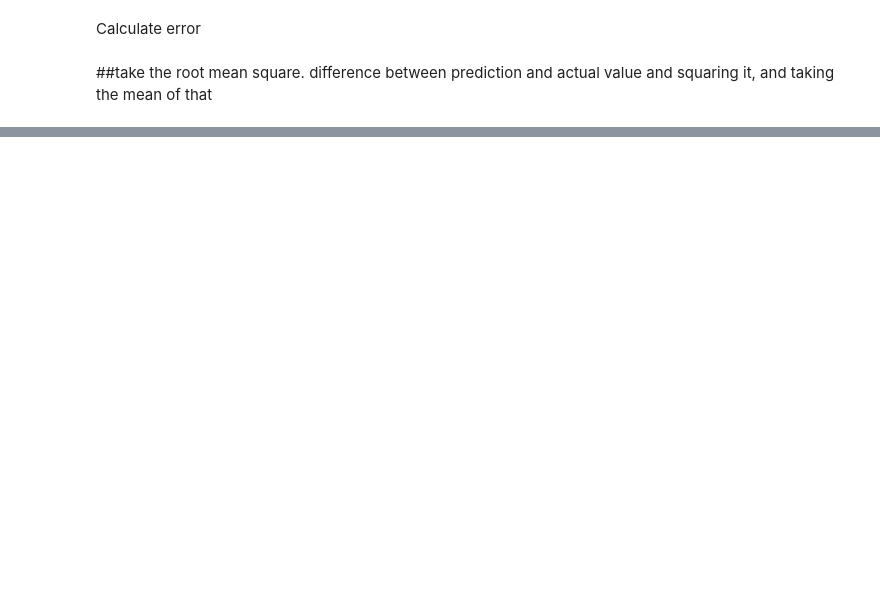
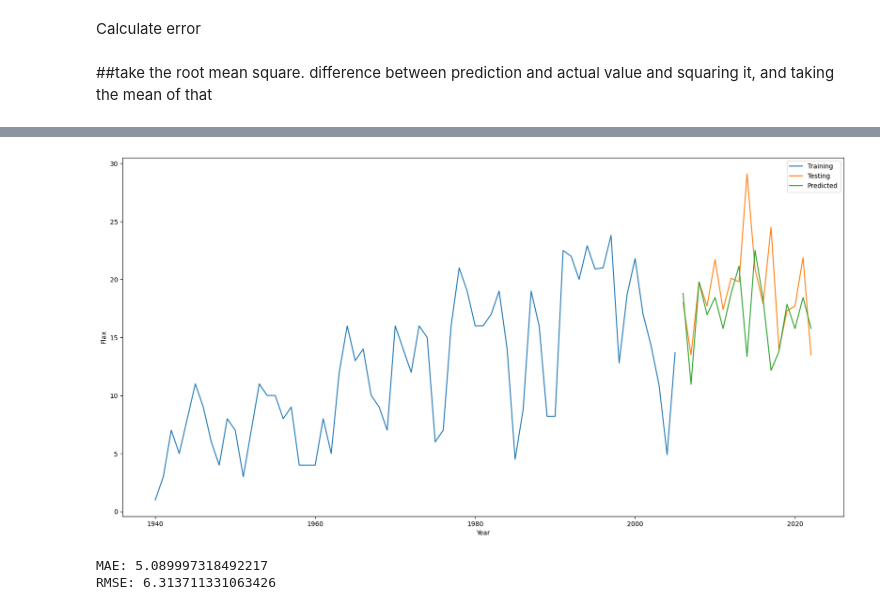
Before and after one commit to MithunMPK/PythonAssignments, a Jupyter notebook: Project.ipynb, the cells around one changed output, grey strips where cells are left out. Saved outputs shown, nothing was run; the diff lists cells and outputs as text; code cells hidden in the pictures; blank space fills up the shorter version.

```diff
--- a/Project.ipynb
+++ b/Project.ipynb
@@ -207,0 +280,51 @@ print(rmse)
+# %%
+
+from sklearn.metrics import mean_absolute_error, mean_squared_error
+from math import sqrt
+
+# Step 1: Prepare the data
+# Create lagged features of the target variable
+df['lag1'] = df['Flax'].shift(1)
+df['lag2'] = df['Flax'].shift(2)
+df.dropna(inplace=True)
+
+# Step 2: Split the data
+train_size = int(len(df) * 0.8)  # 80% for training
+train_data = df.iloc[:train_size]
+test_data = df.iloc[train_size:]
+
+# Separate features and target variables
+train_features = train_data[['lag1', 'lag2']]
+train_target = train_data['Flax']
+test_features = test_data[['lag1', 'lag2']]
+test_target = test_data['Flax']
+
+# Step 3: Define the XGBoost model
+model_xgb = xgb.XGBRegressor(n_estimators=100, learning_rate=0.1, max_depth=3) # grid search
+
+# Step 4: Train the model
+model_xgb.fit(train_features, train_target)
+
+# Step 5: Make predictions
+pred_xgb = model_xgb.predict(test_features)
+pred_xgb = pd.Series(pred_xgb, index=test_features.index)
+
+# Step 6: Evaluate the model
+mae_xgb = mean_absolute_error(test_target, pred_xgb)
+rmse_xgb = sqrt(mean_squared_error(test_target, pred_xgb))
+
+# Plot the original time series, the training set, and the testing set
+fig, ax = plt.subplots(figsize=(20,10))
+ax.plot(train_features['lag1'], label='Training')
+ax.plot(test_features['lag1'], label='Testing')
+ax.plot(pred_xgb, label='Predicted')
+ax.set_xlabel('Year')
+ax.set_ylabel('Flax')
+ax.legend()
+plt.show()
+print("MAE:", mae_xgb)
+print("RMSE:", rmse_xgb)
+# %% [output]
+[figure, added]
+MAE: 5.089997318492217
+RMSE: 6.313711331063426
```
Also changed, not shown: parts of 22 cells of this notebook.
